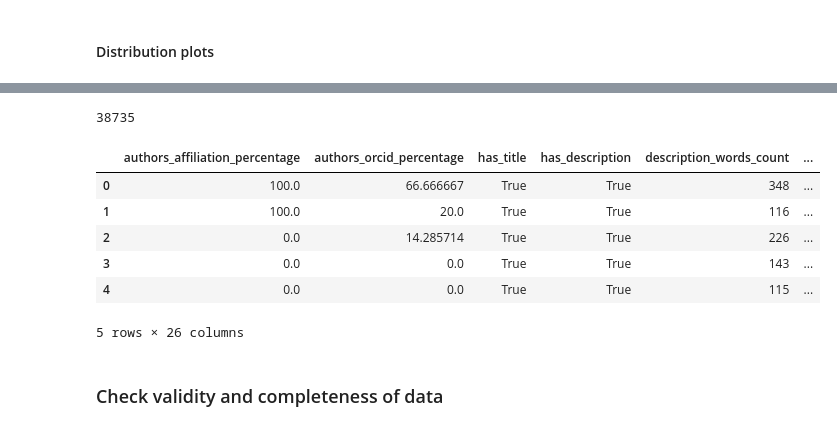
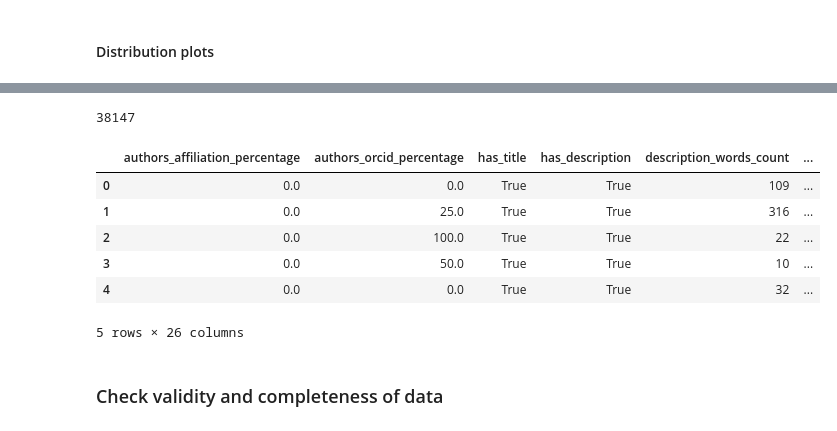
Before and after one commit to fairdataihub/poster-sharing-reuse-paper-code, a Jupyter notebook: poster-reuse.ipynb, the cells around one changed output, grey strips where cells are left out. Cells and saved outputs as stored; diff of their text form; code cells hidden in the pictures.

```diff
--- a/poster-reuse.ipynb
+++ b/poster-reuse.ipynb
@@ -58,7 +59,7 @@ def finalize_df(df):
     count_cols = [c for c in df.columns if c.endswith("_count")]
     float_cols = [c for c in df.columns if c.endswith("_percentage")]
     str_cols = [
-        "doi", "doi_url", "repository_url", "license_name",
+        "doi", "doi_url", "doi_norm", "repository_url", "license_name",
         "creation_date", "other_dates", "files", "repository"
     ]
     year_cols = ["creation_year"]
@@ -683,8 +745,3 @@ Added 19982 citations to the table
 # %%
-df = pd.read_csv("inputs/dataset/derivative/poster-metadata/metadata-combined.csv")
+df = pd.read_csv("inputs/dataset/derivative/poster-reuse/combined-table-for-reuse-analysis.csv")
 df = finalize_df(df)
-df_open = df.copy()
-df_open = df_open[df_open["is_open_access"] == True] #engagement only for open access posters
-print(len(df_open))
-df_open = finalize_df(df_open)
-df_open.head()
@@ -914,36 +960,28 @@ OUTCOME_COLS = ["views", "downloads", "citations"]
 
 EXTRA_COLS = ["creation_year", "repository"]
 # %%
-# load data
-df = pd.read_csv("inputs/dataset/derivative/poster-metadata/metadata-combined.csv")
-df = df.copy()
-
-# Keep only open access
-df = df[df["is_open_access"] == True] #engagement only for open access posters
-df = finalize_df(df)
-
 # Keep only column of interest for analysis
 ANALYSIS_COLS = METADATA_COLS + OUTCOME_COLS + EXTRA_COLS
 
 missing_cols = [c for c in ANALYSIS_COLS if c not in df.columns]
 if missing_cols:
     raise ValueError(f"Missing expected columns: {missing_cols}")
 
 df_analysis = (
     df[ANALYSIS_COLS]
     .copy()
     .reset_index(drop=True)
 )
 print(len(df_analysis))
 display(df_analysis.head())
 # %% [output]
-38735
+38147
 |  | authors_affiliation_percentage | authors_orcid_percentage | has_title | has_description | description_words_count | ... |
-| 0 | 100.0 | 66.666667 | True | True | 348 | ... |
-| 1 | 100.0 | 20.0 | True | True | 116 | ... |
-| 2 | 0.0 | 14.285714 | True | True | 226 | ... |
-| 3 | 0.0 | 0.0 | True | True | 143 | ... |
-| 4 | 0.0 | 0.0 | True | True | 115 | ... |
+| 0 | 0.0 | 0.0 | True | True | 109 | ... |
+| 1 | 0.0 | 25.0 | True | True | 316 | ... |
+| 2 | 0.0 | 100.0 | True | True | 22 | ... |
+| 3 | 0.0 | 50.0 | True | True | 10 | ... |
+| 4 | 0.0 | 0.0 | True | True | 32 | ... |
 5 rows × 26 columns
 # %% [markdown]
 ### Check validity and completeness of data
```
Also changed, not shown: parts of 18 cells of this notebook, 5 other files.
